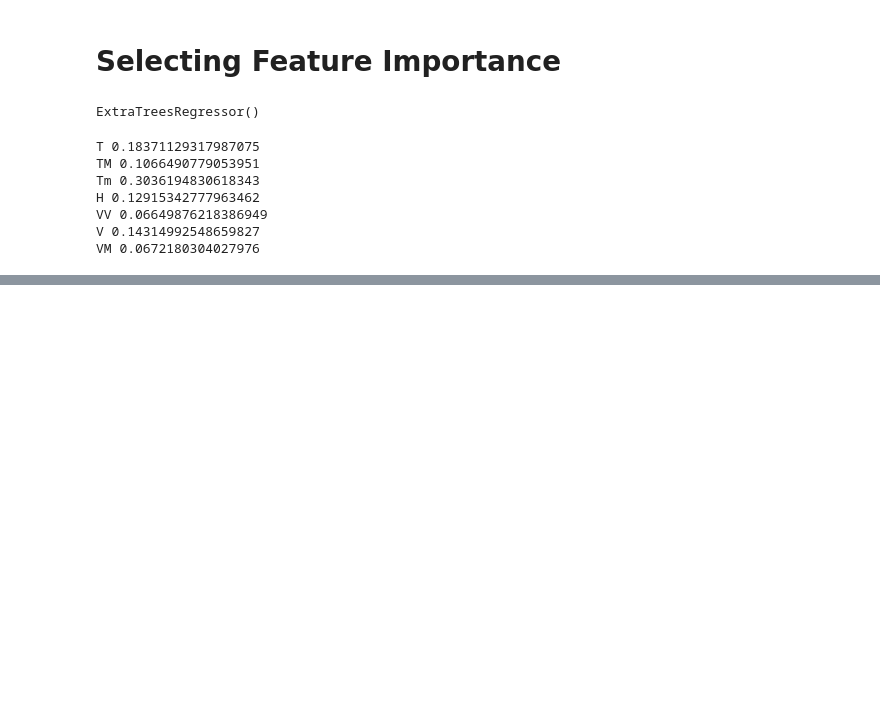
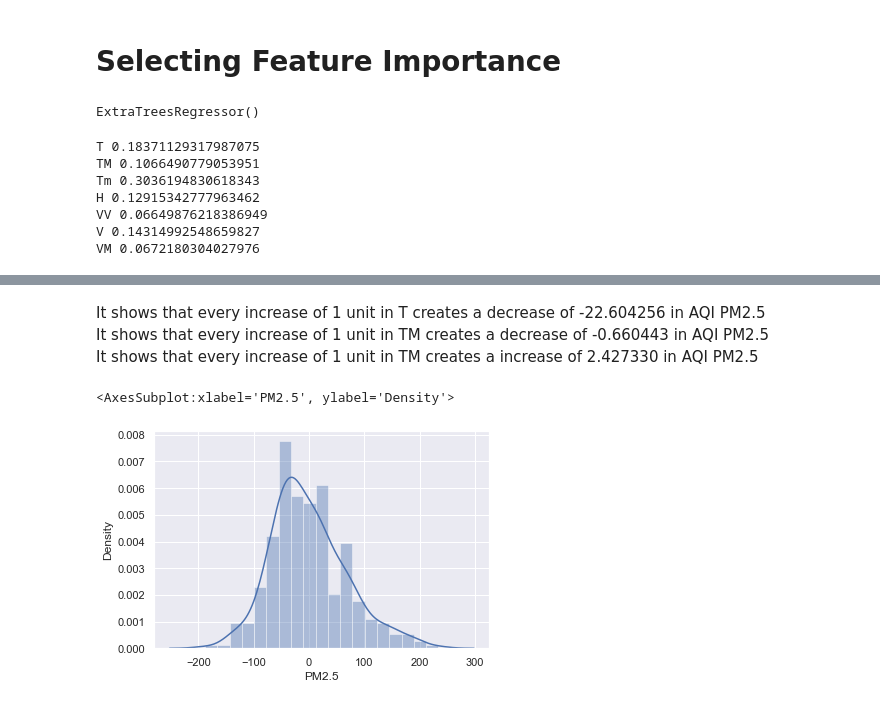
Before and after one commit to hsahu615/AQI_Project, a Jupyter notebook: Main.ipynb, the cells around one changed output, grey strips where cells are left out. Saved outputs shown, nothing was run; the diff lists cells and outputs as text; code cells hidden in the pictures; blank space fills up the shorter version.

```diff
--- a/Main.ipynb
+++ b/Main.ipynb
@@ -101,0 +104,2 @@ plt.figure()
+# %%
+x_train, x_test, y_train, y_test = train_test_split(X, Y, random_state=0, test_size=0.3)
@@ -101,0 +141,11 @@ plt.figure()
+# %% [markdown]
+It shows that every increase of 1 unit in T creates a decrease of -22.604256 in AQI PM2.5 \
+It shows that every increase of 1 unit in TM creates a decrease of -0.660443 in AQI PM2.5 \
+It shows that every increase of 1 unit in TM creates a increase of 2.427330 in AQI PM2.5
+# %%
+predictions = model.predict(x_test)
+# %%
+sns.distplot(y_test - predictions)
+# %% [output]
+<AxesSubplot:xlabel='PM2.5', ylabel='Density'>
+[figure, added]
```
Also changed, not shown: parts of 19 cells of this notebook, 2 other files.
